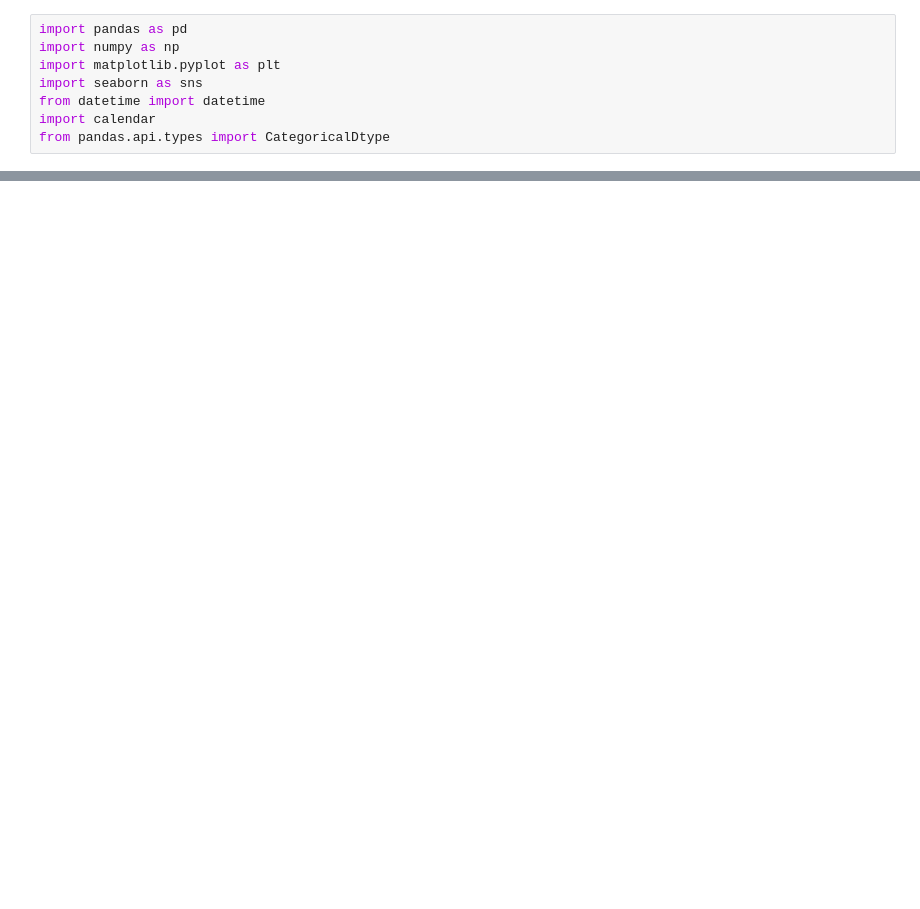
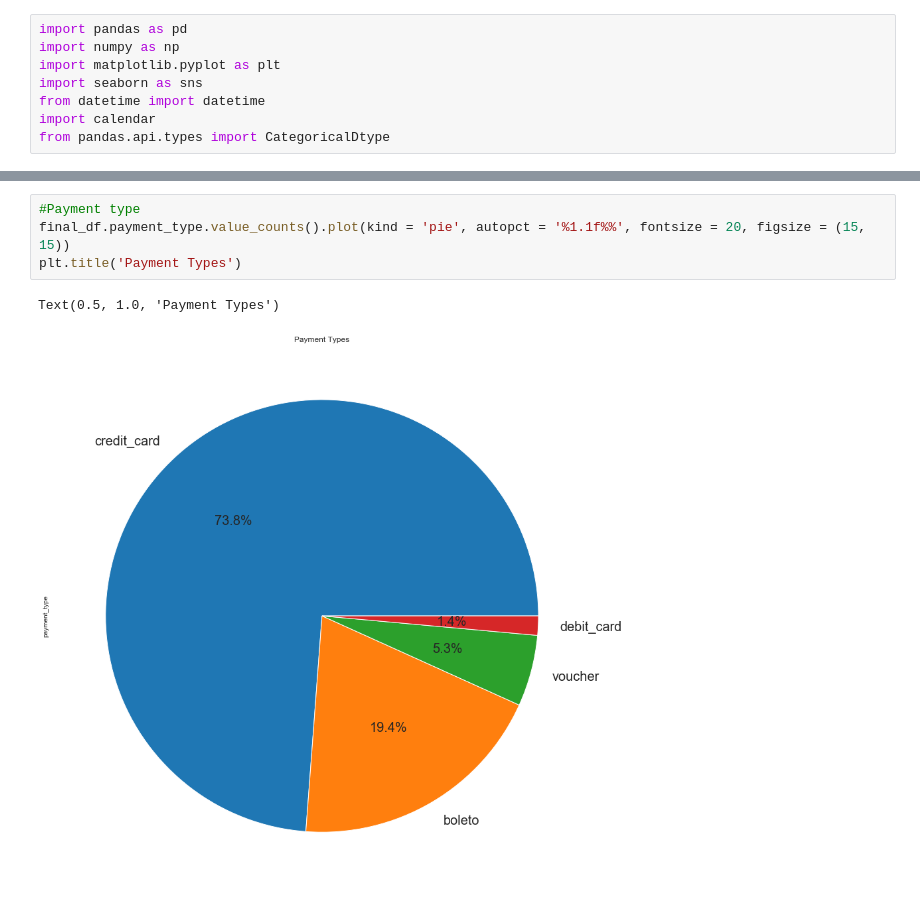
Before and after one commit to PixarJunkie/dsc-672-capstone-project, a Jupyter notebook: notebooks/data-exploration.ipynb, the cells around one changed output, grey strips where cells are left out. Saved outputs shown, nothing was run; the diff lists cells and outputs as text; blank space fills up the shorter version.

```diff
--- a/notebooks/data-exploration.ipynb
+++ b/notebooks/data-exploration.ipynb
@@ -45,0 +116,7 @@ summary.style.background_gradient(cmap='coolwarm')
+# %%
+#Payment type
+final_df.payment_type.value_counts().plot(kind = 'pie', autopct = '%1.1f%%', fontsize = 20, figsize = (15, 15))
+plt.title('Payment Types')
+# %% [output]
+Text(0.5, 1.0, 'Payment Types')
+[figure, added]
```
Also changed, not shown: parts of 18 cells of this notebook.
